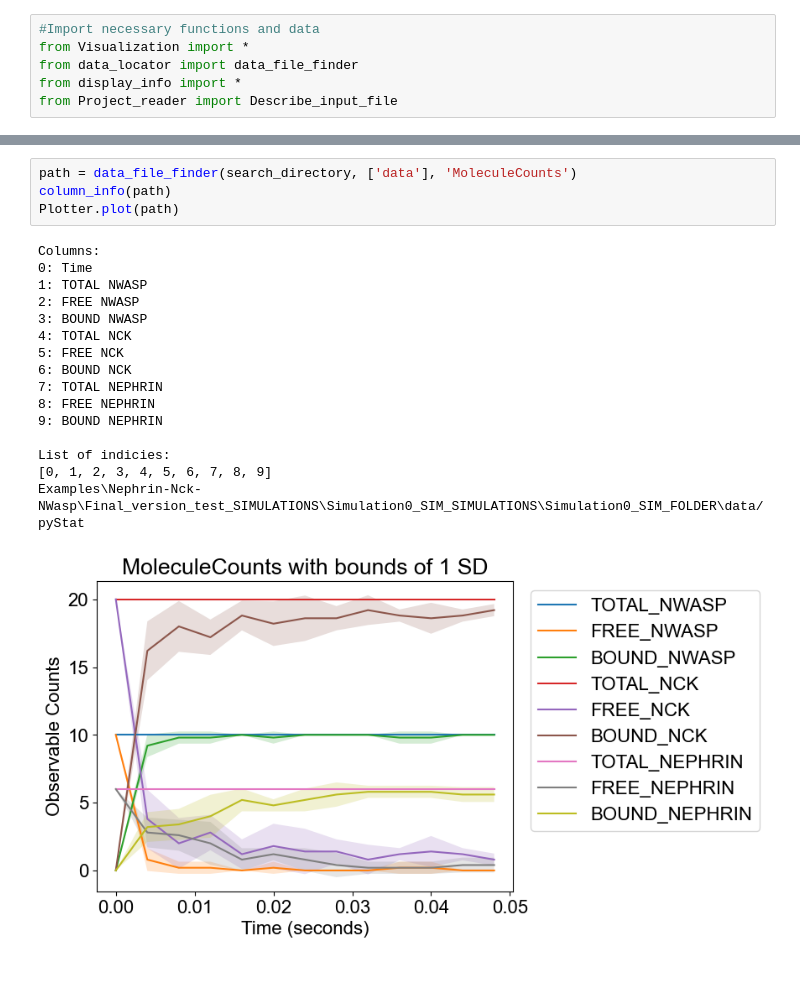
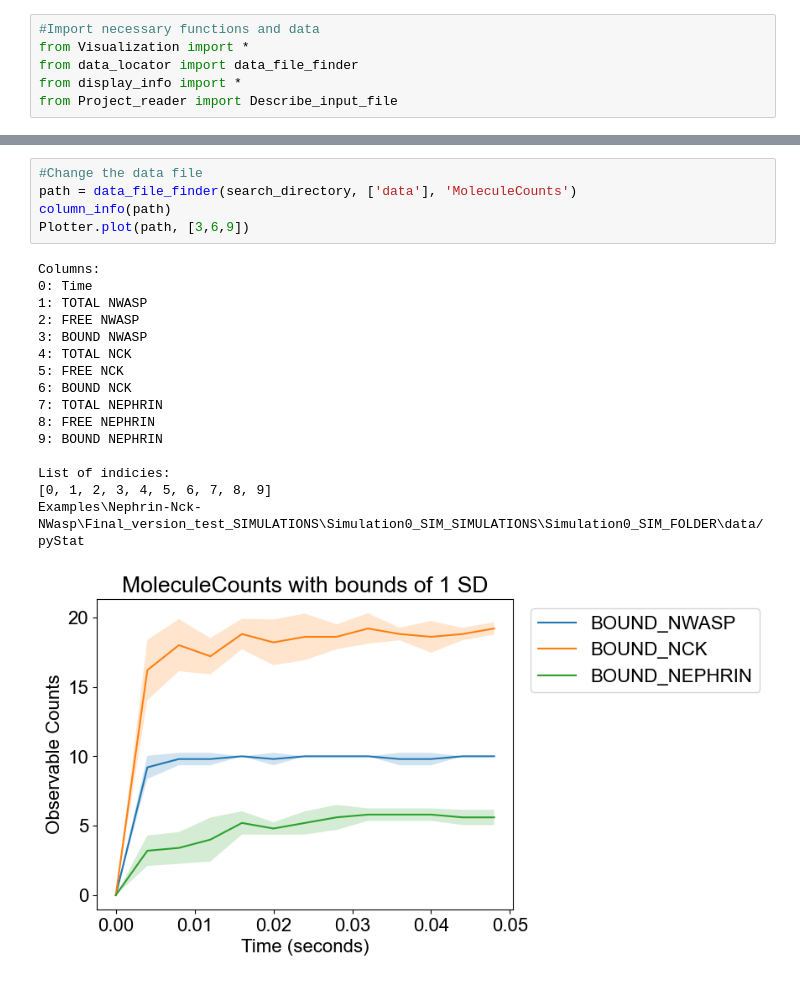
Before and after one commit to MolClustPy/SpringSaLaD-Python-Viz, a Jupyter notebook: demo.ipynb, the cells around one changed output, grey strips where cells are left out. Drawn from its saved outputs; the diff is of its cells as text.

```diff
--- a/demo.ipynb
+++ b/demo.ipynb
@@ -71,21 +82,22 @@ List of indicies:
 # %%
+#Change the data file
 path = data_file_finder(search_directory, ['data'], 'MoleculeCounts')
 column_info(path)
-Plotter.plot(path)
+Plotter.plot(path, [3,6,9])
 # %% [output]
 Columns:
 0: Time
 1: TOTAL NWASP
 2: FREE NWASP
 3: BOUND NWASP
 4: TOTAL NCK
 5: FREE NCK
 6: BOUND NCK
 7: TOTAL NEPHRIN
 8: FREE NEPHRIN
 9: BOUND NEPHRIN
 
 List of indicies:
 [0, 1, 2, 3, 4, 5, 6, 7, 8, 9]
 Examples\Nephrin-Nck-NWasp\Final_version_test_SIMULATIONS\Simulation0_SIM_SIMULATIONS\Simulation0_SIM_FOLDER\data/pyStat
-[figure, old version]
+[figure, new version]
```
Also changed, not shown: parts of 12 cells of this notebook, 13 other files.
